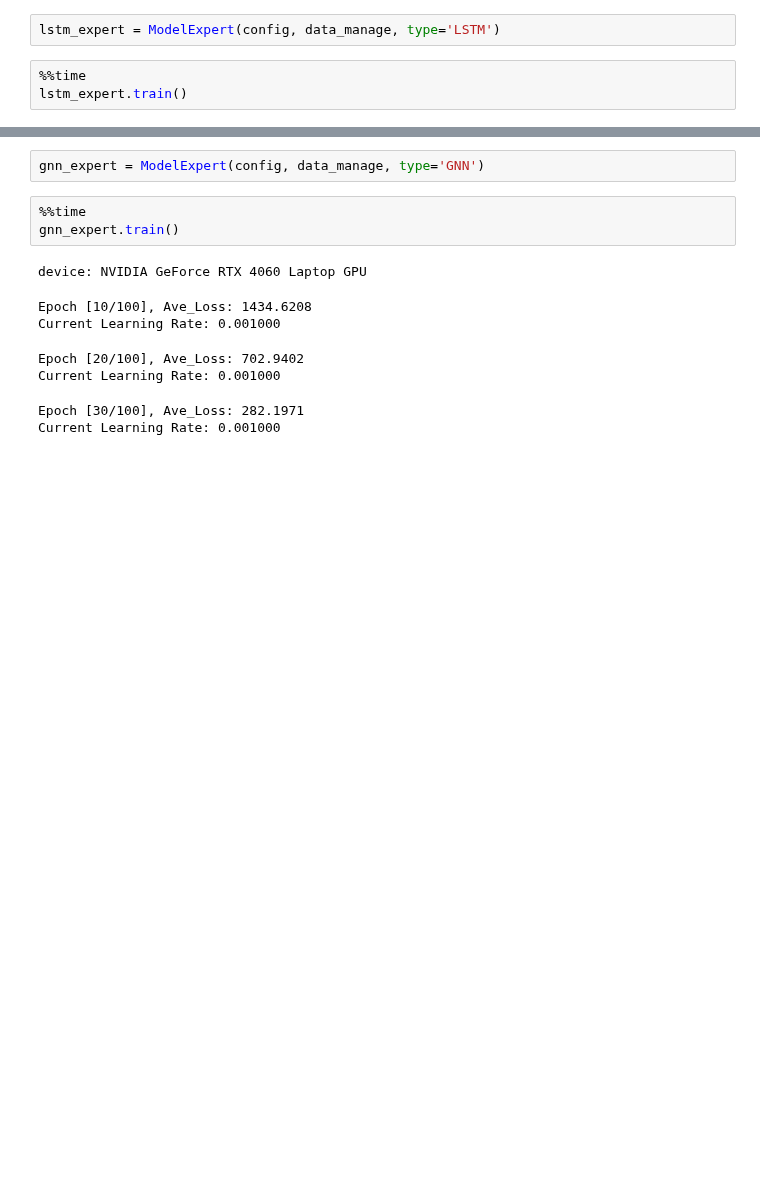
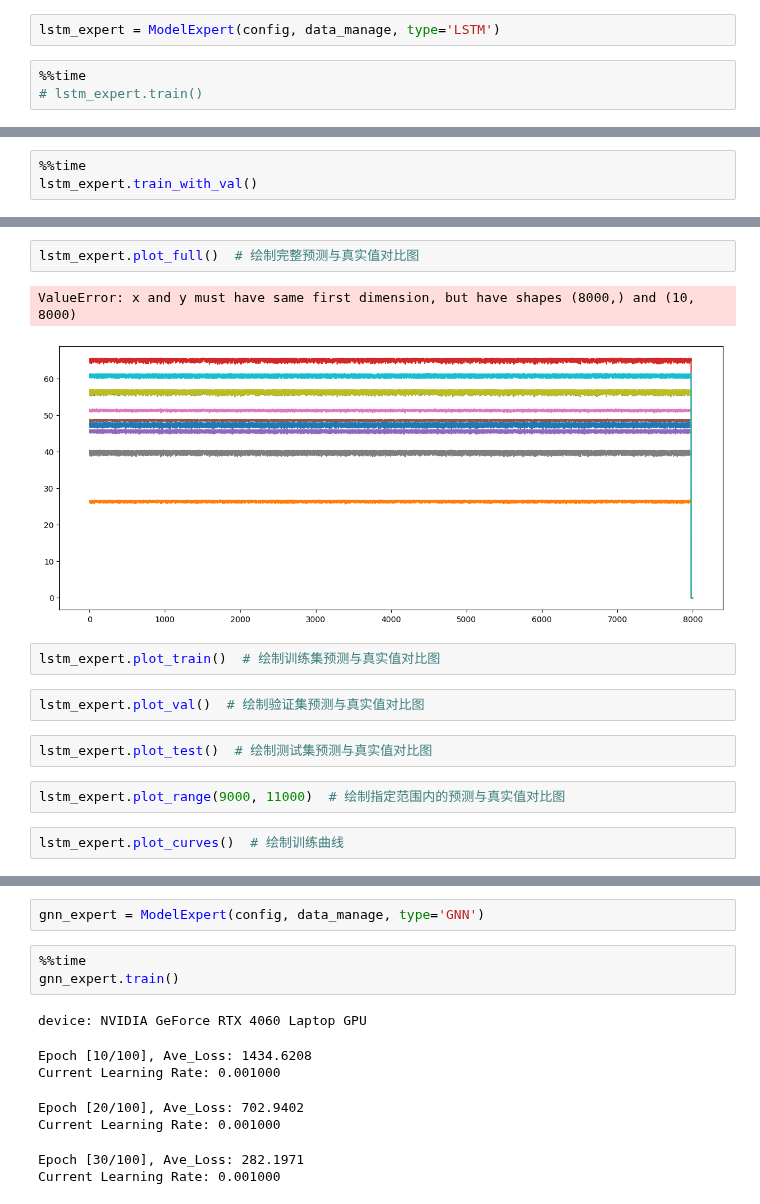
Before and after one commit to LightEchoo/MAB_Project, a Jupyter notebook: EXP4/ModelExpert.ipynb, the cells around one changed output, grey strips where cells are left out. Saved outputs shown, nothing was run; the diff lists cells and outputs as text; blank space fills up the shorter version.

```diff
--- a/EXP4/ModelExpert.ipynb
+++ b/EXP4/ModelExpert.ipynb
@@ -405,5 +703,5 @@ class ModelExpert:
 lstm_expert = ModelExpert(config, data_manage, type='LSTM')
 # %%
 %%time
-lstm_expert.train()
+# lstm_expert.train()
 # %% [output]
@@ -431,0 +710,3 @@ Wall time: 13min 46s
+# %%
+%%time
+lstm_expert.train_with_val()
@@ -459 +729,16 @@ Wall time: 2.97 s
+# %%
+lstm_expert.plot_full()  # 绘制完整预测与真实值对比图
+# %% [output]
+ValueError: x and y must have same first dimension, but have shapes (8000,) and (10, 8000)
+[figure, added]
+# %%
+lstm_expert.plot_train()  # 绘制训练集预测与真实值对比图
+# %%
+lstm_expert.plot_val()  # 绘制验证集预测与真实值对比图
+# %%
+lstm_expert.plot_test()  # 绘制测试集预测与真实值对比图
+# %%
+lstm_expert.plot_range(9000, 11000)  # 绘制指定范围内的预测与真实值对比图
+# %%
+lstm_expert.plot_curves()  # 绘制训练曲线
 # %%
```
Also changed, not shown: parts of 9 cells of this notebook, 3 other files.
